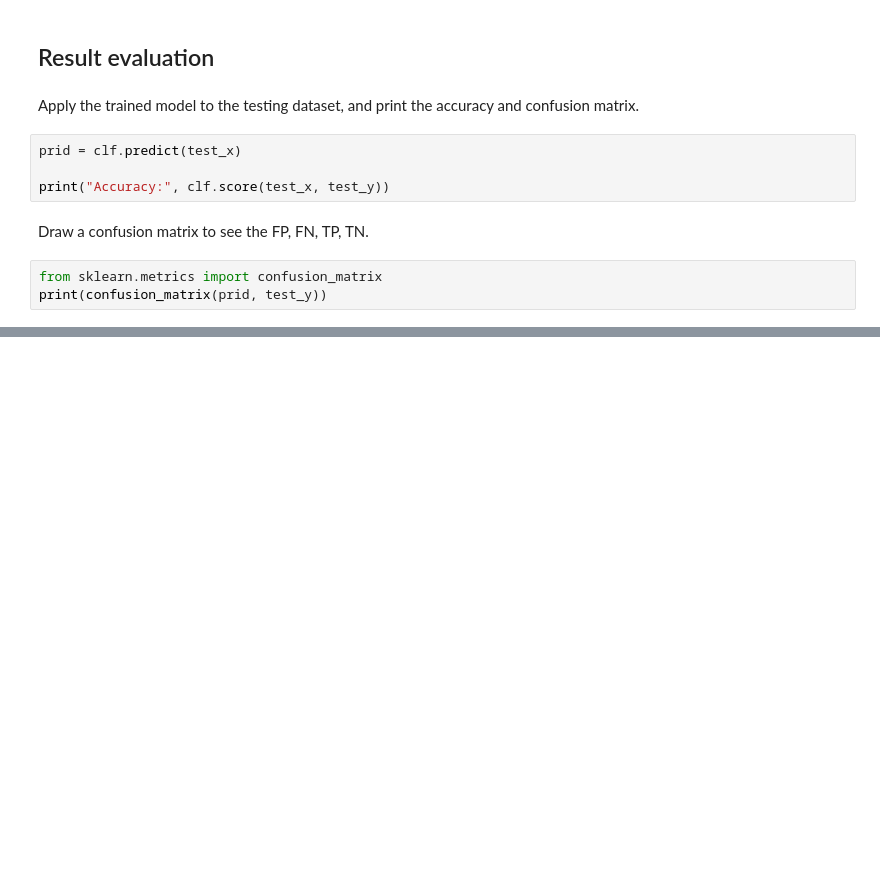
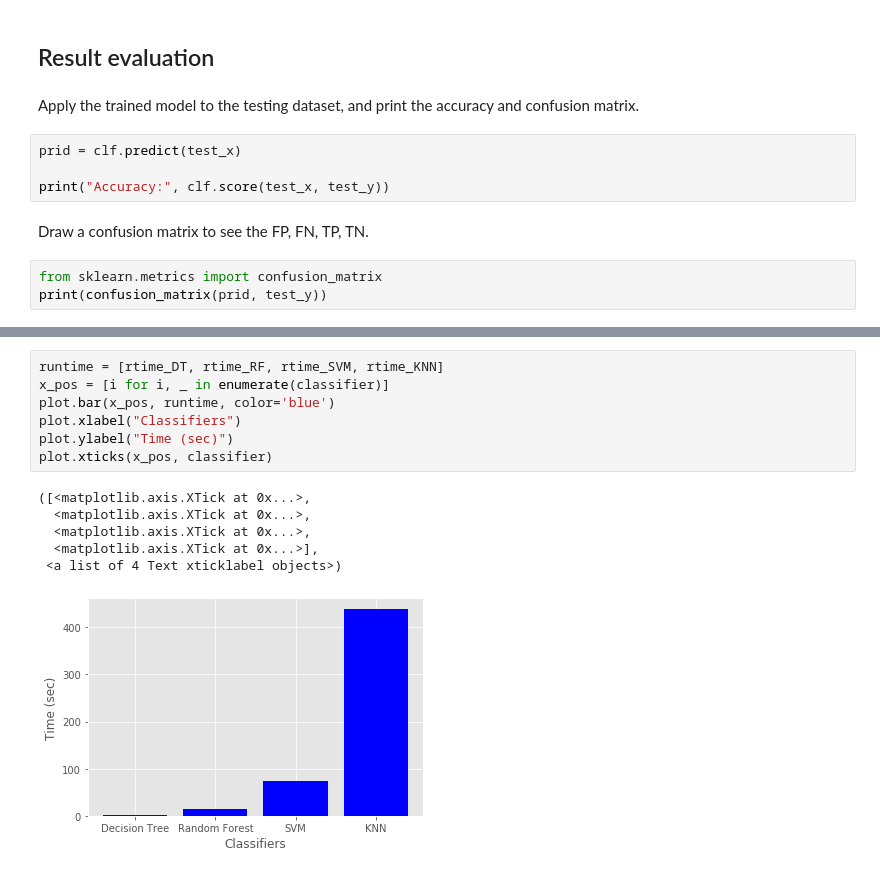
Before and after one commit to ohnoholly/Flow_Learning, a Jupyter notebook: Benchmark/KDD99_benchmark.ipynb, the cells around one changed output, grey strips where cells are left out. Drawn from its saved outputs; the diff is of its cells as text; blank space fills up the shorter version.

Commit message:
Add runing time in comparison

```diff
--- a/Benchmark/KDD99_benchmark.ipynb
+++ b/Benchmark/KDD99_benchmark.ipynb
@@ -260,0 +255,14 @@ plot.xticks(x_pos, classifier)
+# %%
+runtime = [rtime_DT, rtime_RF, rtime_SVM, rtime_KNN]
+x_pos = [i for i, _ in enumerate(classifier)]
+plot.bar(x_pos, runtime, color='blue')
+plot.xlabel("Classifiers")
+plot.ylabel("Time (sec)")
+plot.xticks(x_pos, classifier)
+# %% [output]
+([<matplotlib.axis.XTick at 0x...>,
+  <matplotlib.axis.XTick at 0x...>,
+  <matplotlib.axis.XTick at 0x...>,
+  <matplotlib.axis.XTick at 0x...>],
+ <a list of 4 Text xticklabel objects>)
+[figure, added]
```
Also changed, not shown: parts of 12 cells of this notebook.
